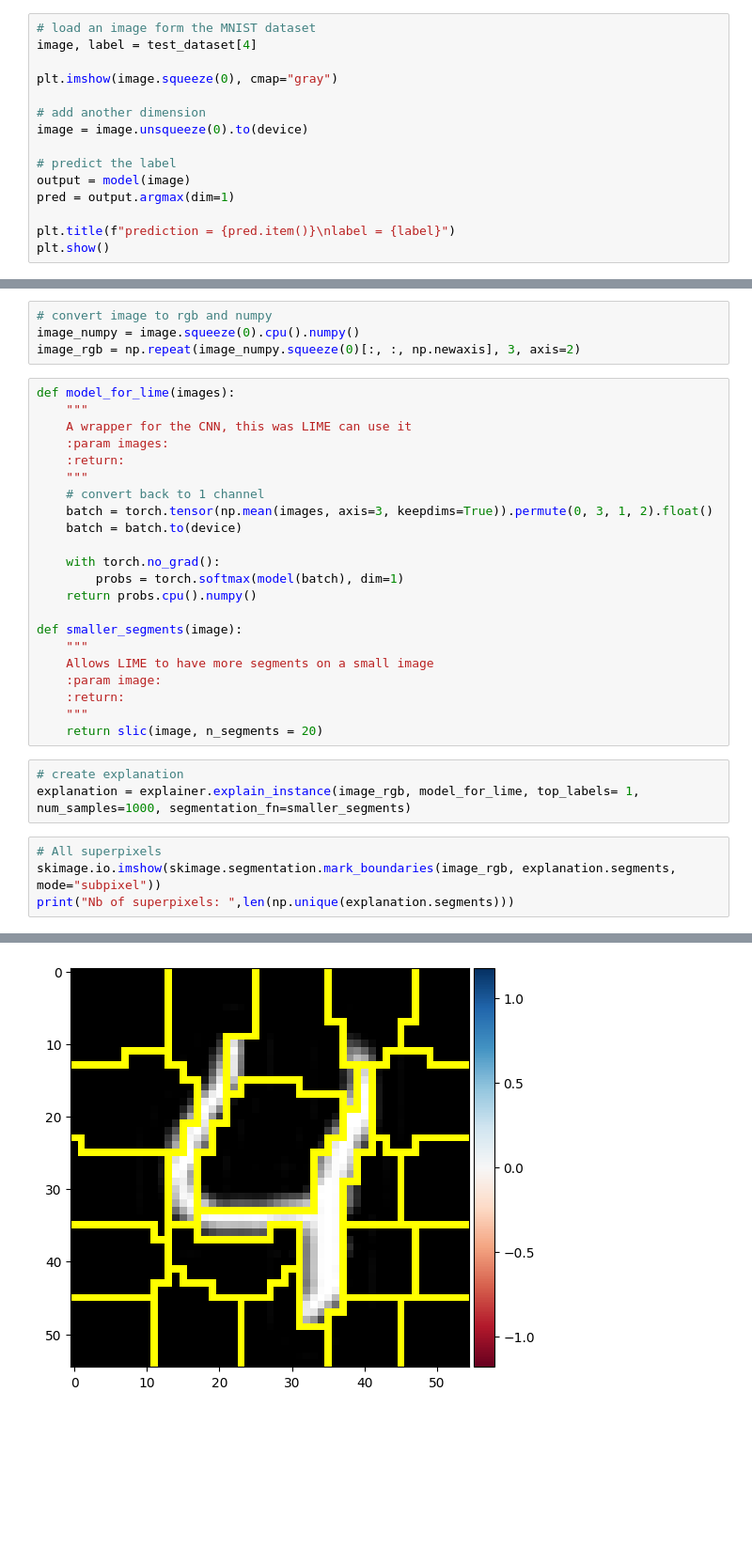
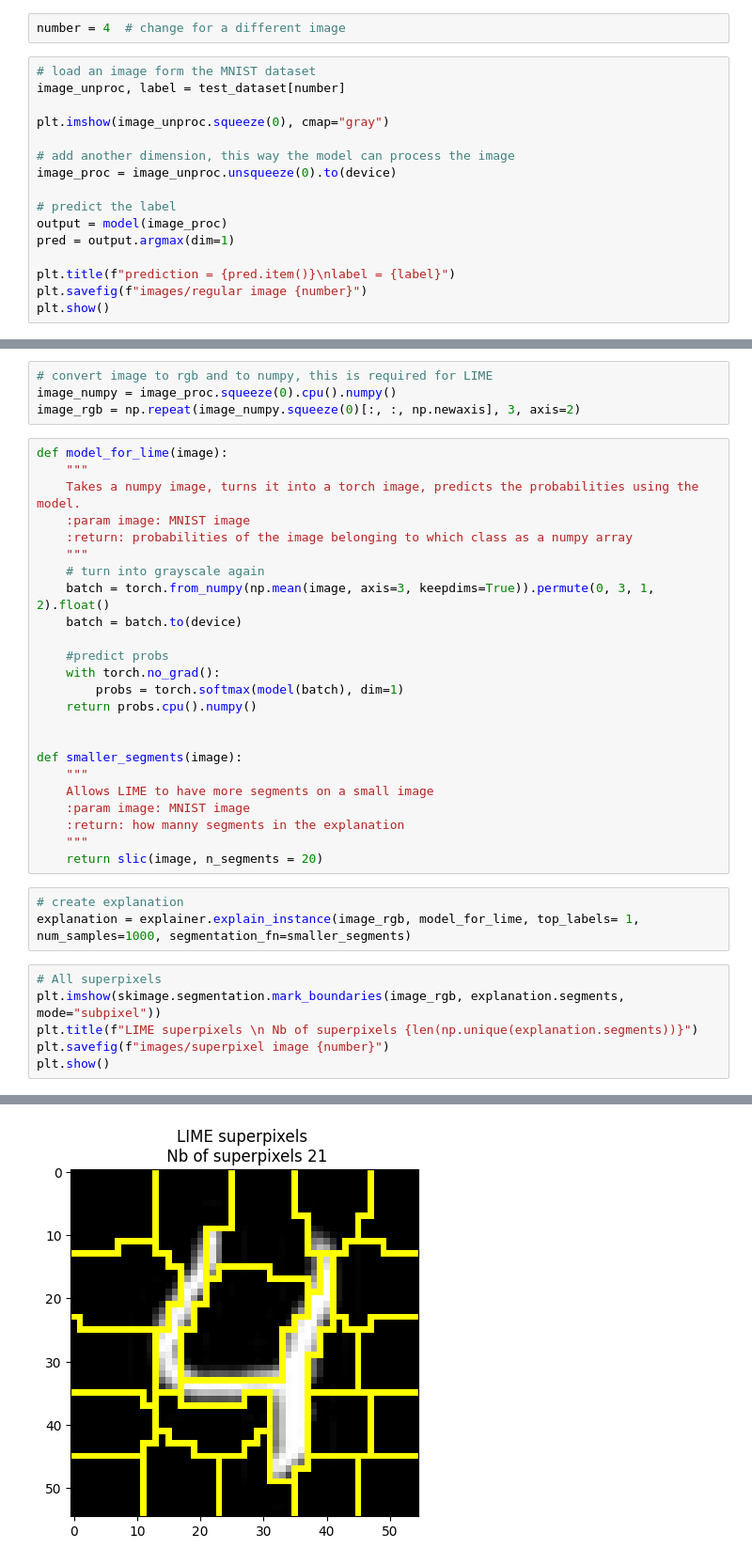
Before and after one commit to Merlijn003/XAI-Final-Assignment, a Jupyter notebook: Main.ipynb, the cells around one changed output, grey strips where cells are left out. Shown at 94% size. Cells and saved outputs as stored; diff of their text form; blank space fills up the shorter version.

```diff
--- a/Main.ipynb
+++ b/Main.ipynb
@@ -39,17 +41,20 @@ ModelM5(
+# %%
+number = 4  # change for a different image
 # %%
 # load an image form the MNIST dataset
-image, label = test_dataset[4]
+image_unproc, label = test_dataset[number]
 
-plt.imshow(image.squeeze(0), cmap="gray")
+plt.imshow(image_unproc.squeeze(0), cmap="gray")
 
-# add another dimension
-image = image.unsqueeze(0).to(device)
+# add another dimension, this way the model can process the image
+image_proc = image_unproc.unsqueeze(0).to(device)
 
 # predict the label
-output = model(image)
+output = model(image_proc)
 pred = output.argmax(dim=1)
 
 plt.title(f"prediction = {pred.item()}\nlabel = {label}")
+plt.savefig(f"images/regular image {number}")
 plt.show()
 # %% [output]
 [figure]
@@ -59,29 +64,31 @@ plt.show()
 # LIME
 explainer = lime_image.LimeImageExplainer()
 # %%
-# convert image to rgb and numpy
-image_numpy = image.squeeze(0).cpu().numpy()
+# convert image to rgb and to numpy, this is required for LIME
+image_numpy = image_proc.squeeze(0).cpu().numpy()
 image_rgb = np.repeat(image_numpy.squeeze(0)[:, :, np.newaxis], 3, axis=2)
 # %%
-def model_for_lime(images):
+def model_for_lime(image):
     """
-    A wrapper for the CNN, this was LIME can use it
-    :param images:
-    :return:
+    Takes a numpy image, turns it into a torch image, predicts the probabilities using the model.
+    :param image: MNIST image
+    :return: probabilities of the image belonging to which class as a numpy array
     """
-    # convert back to 1 channel
-    batch = torch.tensor(np.mean(images, axis=3, keepdims=True)).permute(0, 3, 1, 2).float()
+    # turn into grayscale again
+    batch = torch.from_numpy(np.mean(image, axis=3, keepdims=True)).permute(0, 3, 1, 2).float()
     batch = batch.to(device)
 
+    #predict probs
     with torch.no_grad():
         probs = torch.softmax(model(batch), dim=1)
     return probs.cpu().numpy()
 
+
 def smaller_segments(image):
     """
     Allows LIME to have more segments on a small image
-    :param image:
-    :return:
+    :param image: MNIST image
+    :return: how manny segments in the explanation
     """
     return slic(image, n_segments = 20)
 # %%
@@ -89,7 +96,9 @@ def smaller_segments(image):
 explanation = explainer.explain_instance(image_rgb, model_for_lime, top_labels= 1,  num_samples=1000, segmentation_fn=smaller_segments)
 # %%
 # All superpixels
-skimage.io.imshow(skimage.segmentation.mark_boundaries(image_rgb, explanation.segments, mode="subpixel"))
-print("Nb of superpixels: ",len(np.unique(explanation.segments)))
+plt.imshow(skimage.segmentation.mark_boundaries(image_rgb, explanation.segments, mode="subpixel"))
+plt.title(f"LIME superpixels \n Nb of superpixels {len(np.unique(explanation.segments))}")
+plt.savefig(f"images/superpixel image {number}")
+plt.show()
 # %% [output]
 Clipping input data to the valid range for imshow with RGB data ([0..1] for floats or [0..255] for integers). Got range [-0.1660291..1.1767669].
@@ -97 +105 @@ Nb of superpixels:  21
-[figure, old version]
+[figure, new version]
```
Also changed, not shown: parts of 9 cells of this notebook, 1 other file.
